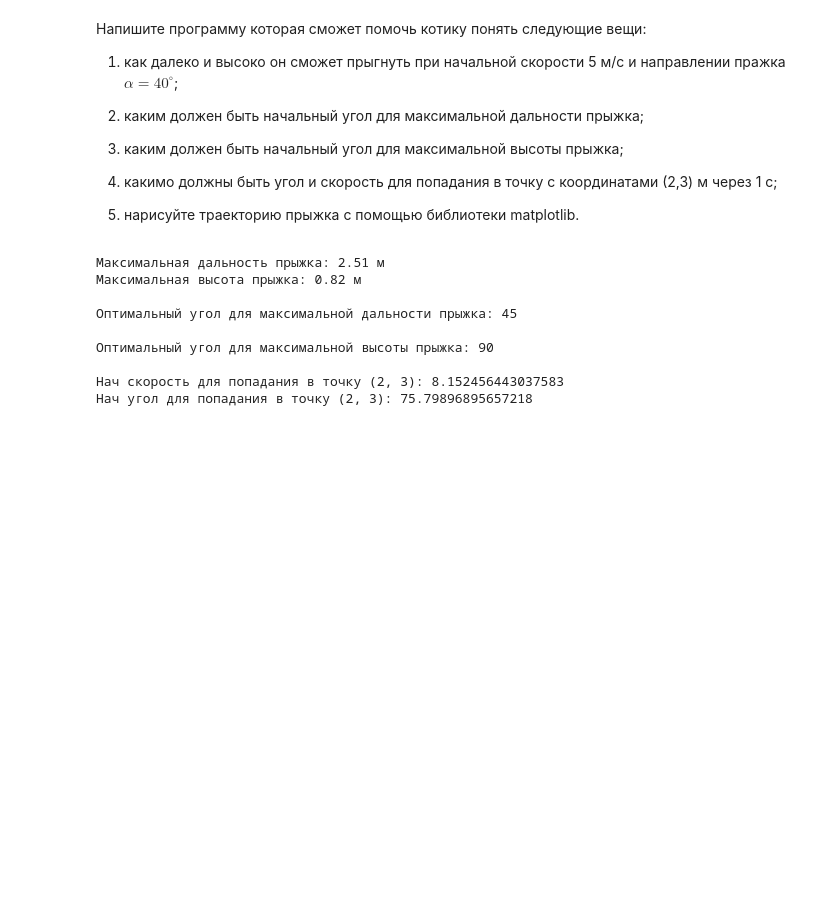
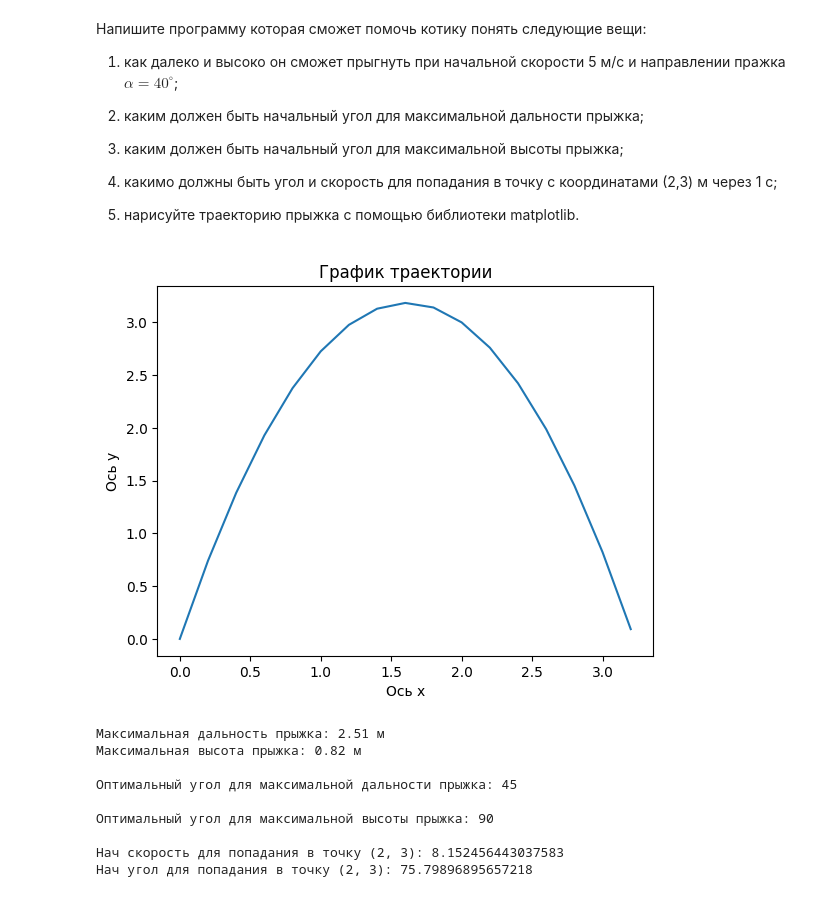
Before and after one commit to Orlov-Oleg-Igorevich/laboratory, a Jupyter notebook: Laba 1.ipynb, the cells around one changed output. Saved outputs shown, nothing was run; the diff lists cells and outputs as text; code cells hidden in the pictures; blank space fills up the shorter version.

```diff
--- a/Laba 1.ipynb
+++ b/Laba 1.ipynb
@@ -569,6 +569,41 @@ $$y(t)=v_0sin(\alpha)t−\frac{1}{2}gt^2$$
 4) какимо должны быть угол и скорость для попадания в точку с координатами (2,3) м через 1 с;
 
 5) нарисуйте траекторию прыжка с помощью библиотеки matplotlib.
+# %%
+import matplotlib.pyplot as plt
+import math
+import numpy as np
+x = 2
+y = 3
+t = 1
+g = 9.80665
+
+v0cos = x/t
+v0sin = (y + 1/2*g*t**2)/t
+v0 = (v0cos**2 + v0sin**2)**0.5
+a = math.acos(v0cos/v0)
+
+del t, v0cos, v0sin, x, y
+#x = v0*math.cos(math.radians(a))*t
+#y = v0*math.sin(math.radians(a))*t - 1/2*g*t**2
+
+cord_x = [0]
+cord_y = [0]
+
+for t in np.arange(0, 2, 0.1):
+    x = v0*math.cos(a)*t
+    y = v0*math.sin(a)*t - 1/2*g*t**2
+    if y > 0:
+        cord_y.append(y)
+        cord_x.append(x)
+
+plt.plot(cord_x, cord_y)
+plt.xlabel('Ось х')
+plt.ylabel('Ось y')
+plt.title('График траектории')
+plt.show()
+# %% [output]
+[figure, added]
 # %%
 import math
 g = 9.80665
```
